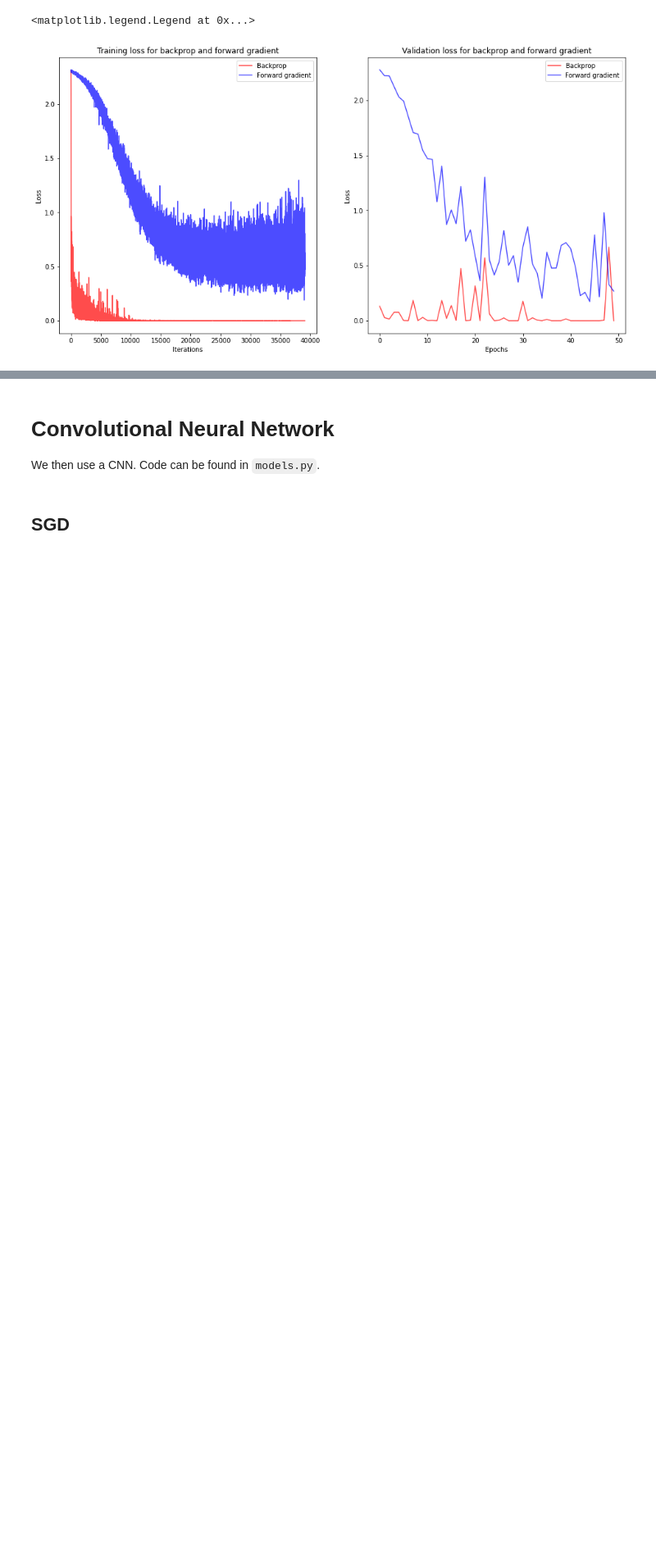
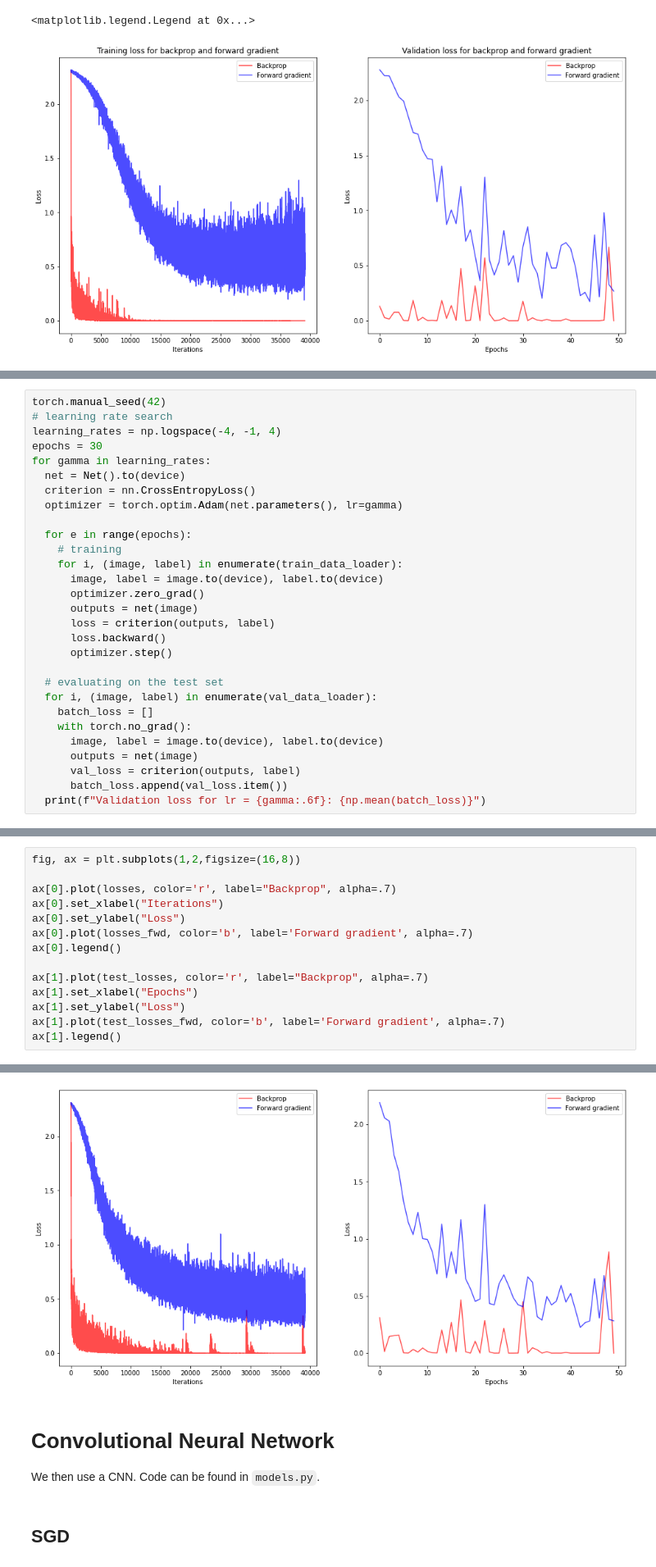
Before and after one commit to benjaminrike1/forward_gradient, a Jupyter notebook: MNIST.ipynb, the cells around one changed output, grey strips where cells are left out. Shown: that part at 82% size. Saved outputs shown, nothing was run; the diff lists cells and outputs as text; blank space fills up the shorter version.

```diff
--- a/MNIST.ipynb
+++ b/MNIST.ipynb
@@ -734,0 +806,29 @@ ax[1].legend()
+# %%
+torch.manual_seed(42)
+# learning rate search
+learning_rates = np.logspace(-4, -1, 4)
+epochs = 30
+for gamma in learning_rates:
+  net = Net().to(device)
+  criterion = nn.CrossEntropyLoss()
+  optimizer = torch.optim.Adam(net.parameters(), lr=gamma)
+
+  for e in range(epochs):
+    # training
+    for i, (image, label) in enumerate(train_data_loader):
+      image, label = image.to(device), label.to(device)
+      optimizer.zero_grad()
+      outputs = net(image)
+      loss = criterion(outputs, label)
+      loss.backward()
+      optimizer.step()
+
+  # evaluating on the test set
+  for i, (image, label) in enumerate(val_data_loader):
+    batch_loss = []
+    with torch.no_grad():
+      image, label = image.to(device), label.to(device)
+      outputs = net(image)
+      val_loss = criterion(outputs, label)
+      batch_loss.append(val_loss.item())
+  print(f"Validation loss for lr = {gamma:.6f}: {np.mean(batch_loss)}")
@@ -734,0 +957,15 @@ ax[1].legend()
+# %%
+fig, ax = plt.subplots(1,2,figsize=(16,8))
+
+ax[0].plot(losses, color='r', label="Backprop", alpha=.7)
+ax[0].set_xlabel("Iterations")
+ax[0].set_ylabel("Loss")
+ax[0].plot(losses_fwd, color='b', label='Forward gradient', alpha=.7)
+ax[0].legend()
+
+ax[1].plot(test_losses, color='r', label="Backprop", alpha=.7)
+ax[1].set_xlabel("Epochs")
+ax[1].set_ylabel("Loss")
+ax[1].plot(test_losses_fwd, color='b', label='Forward gradient', alpha=.7)
+ax[1].legend()
+# %% [output]
@@ -735,3 +973,4 @@ ax[1].legend()
+[figure, added]
 # %% [markdown]
 # Convolutional Neural Network
 
```
Also changed, not shown: parts of 29 cells of this notebook.
